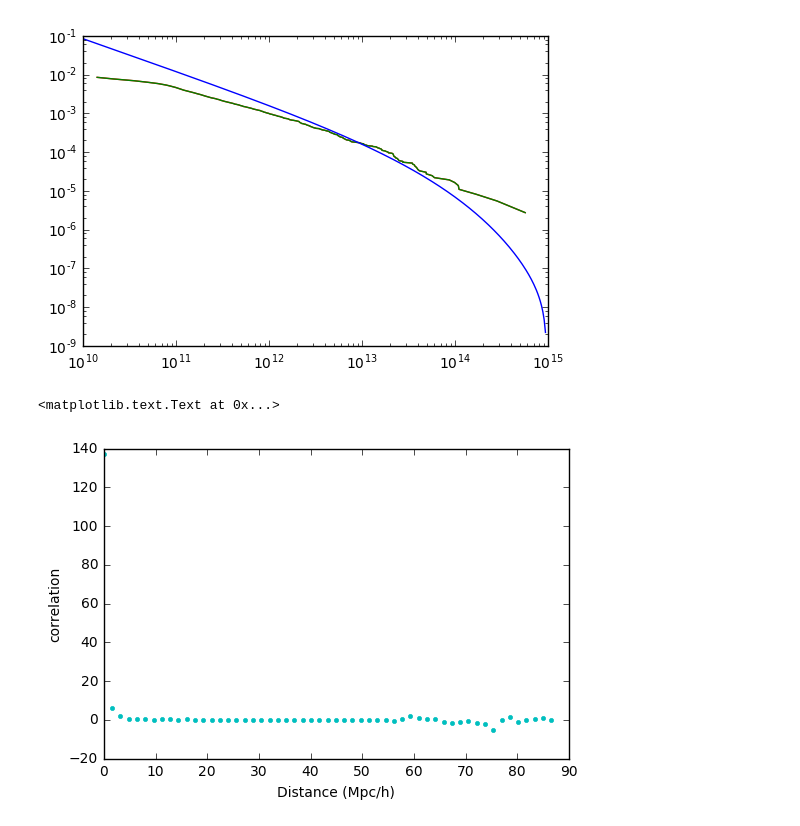
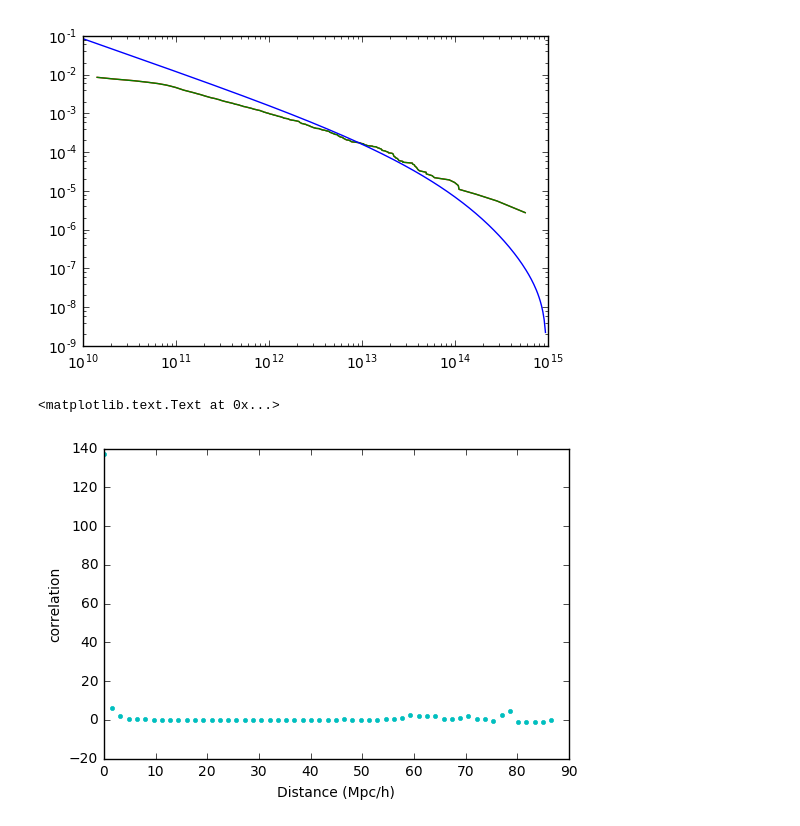
Before and after one commit to olegs22/Simulations, a Jupyter notebook: Yt_vis.ipynb, the cells around one changed output. Saved outputs shown, nothing was run; the diff lists cells and outputs as text; code cells hidden in the pictures.

Commit message:
New correlation function

```diff
--- a/Yt_vis.ipynb
+++ b/Yt_vis.ipynb
@@ -180,4 +192,15 @@ halos_p = np.array([pos_x, pos_y, pos_z]).T
 # %%
 box = 50
 n_bin = int(np.sqrt(len(pos_x)))
+# %%
+hist_p = corr2.corr2(halos_p, box, n_bin, model = 1)
+# %%
+pos_d = corr2.binning(box, n_bin)
+# %%
+plt.plot(pos_d, hist_p,'.c');
+plt.xlabel('Distance (Mpc/h)')
+plt.ylabel('correlation')
+# %% [output]
+<matplotlib.text.Text at 0x...>
+[figure, added]
 # %%
@@ -189,7 +207,0 @@ for i in range(n_bin):
-# %%
-plt.plot(pos_d, hist_d,'.c');
-plt.xlabel('Distance (Mpc/h)')
-plt.ylabel('correlation')
-# %% [output]
-<matplotlib.text.Text at 0x...>
-[figure, removed]
```
Also changed, not shown: parts of 15 cells of this notebook.
